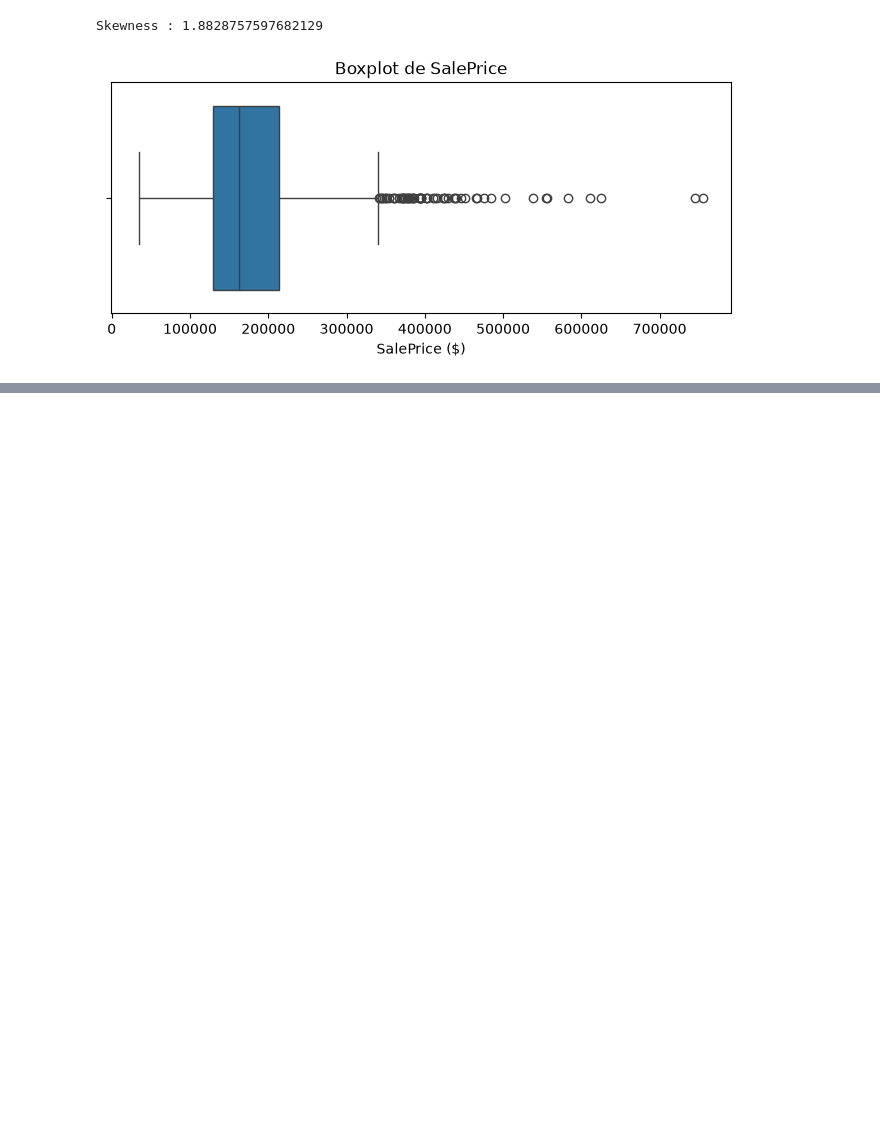
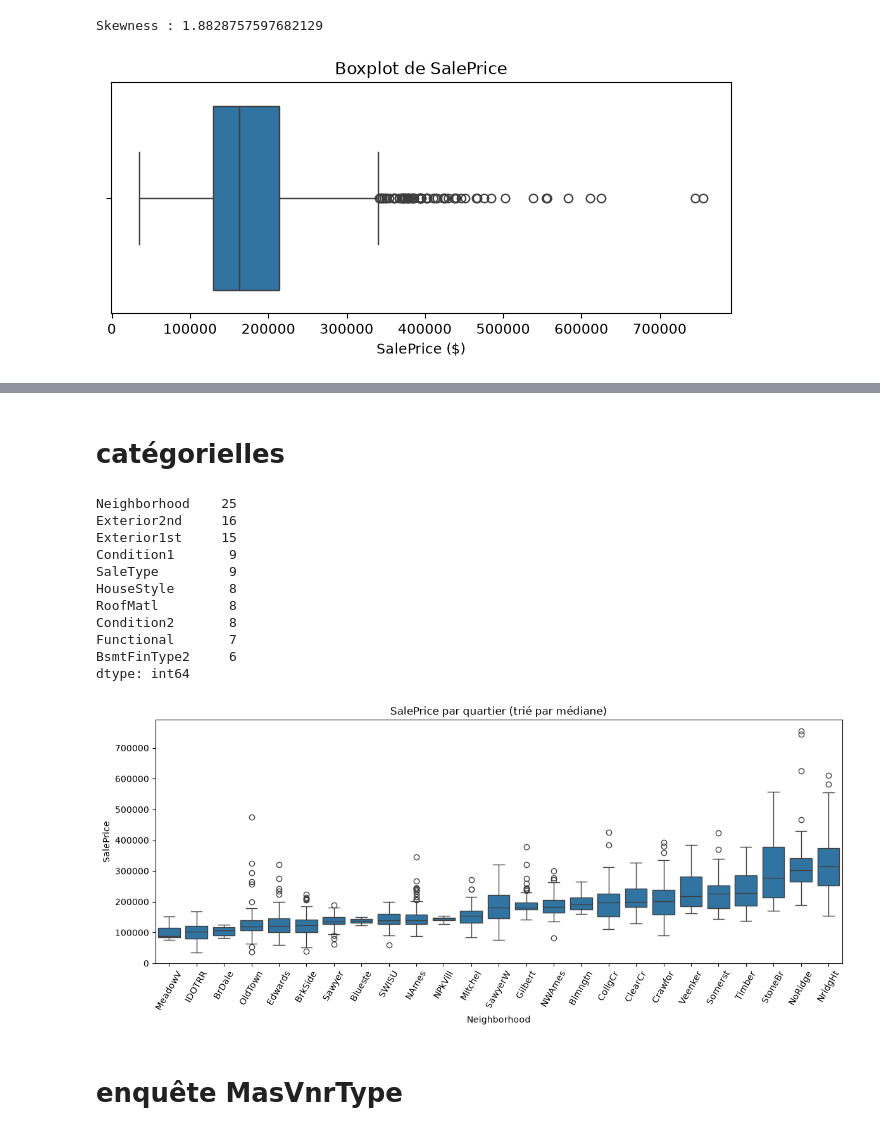
Before and after one commit to SaLmaAbaakil/House-price-prediction, a Jupyter notebook: notebooks/house_prices.ipynb, the cells around one changed output, grey strips where cells are left out. Drawn from its saved outputs; the diff is of its cells as text; code cells hidden in the pictures; blank space fills up the shorter version.

```diff
--- a/notebooks/house_prices.ipynb
+++ b/notebooks/house_prices.ipynb
@@ -101,0 +181,27 @@ plt.show()
+# %% [markdown]
+# catégorielles
+# %%
+cat_cols = df.select_dtypes(exclude="number").columns
+print(df[cat_cols].nunique().sort_values(ascending=False).head(10))
+
+order = df.groupby("Neighborhood")["SalePrice"].median().sort_values().index
+plt.figure(figsize=(14, 5))
+sns.boxplot(x="Neighborhood", y="SalePrice", data=df, order=order)
+plt.xticks(rotation=60)
+plt.title("SalePrice par quartier (trié par médiane)")
+plt.show()
+# %% [output]
+Neighborhood    25
+Exterior2nd     16
+Exterior1st     15
+Condition1       9
+SaleType         9
+HouseStyle       8
+RoofMatl         8
+Condition2       8
+Functional       7
+BsmtFinType2     6
+dtype: int64
+[figure, added]
+# %% [markdown]
+# enquête MasVnrType
```
Also changed, not shown: parts of 13 cells of this notebook.
